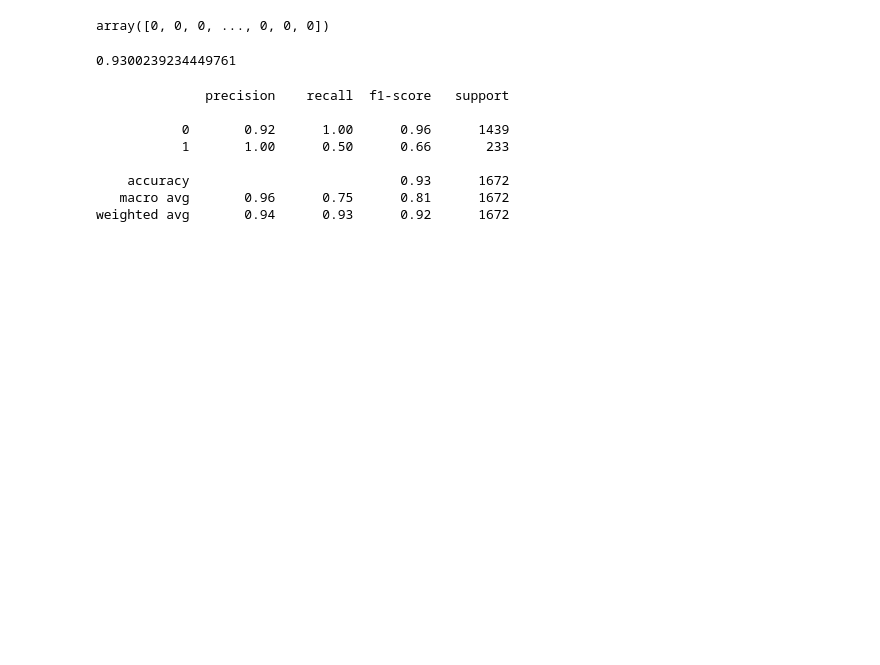
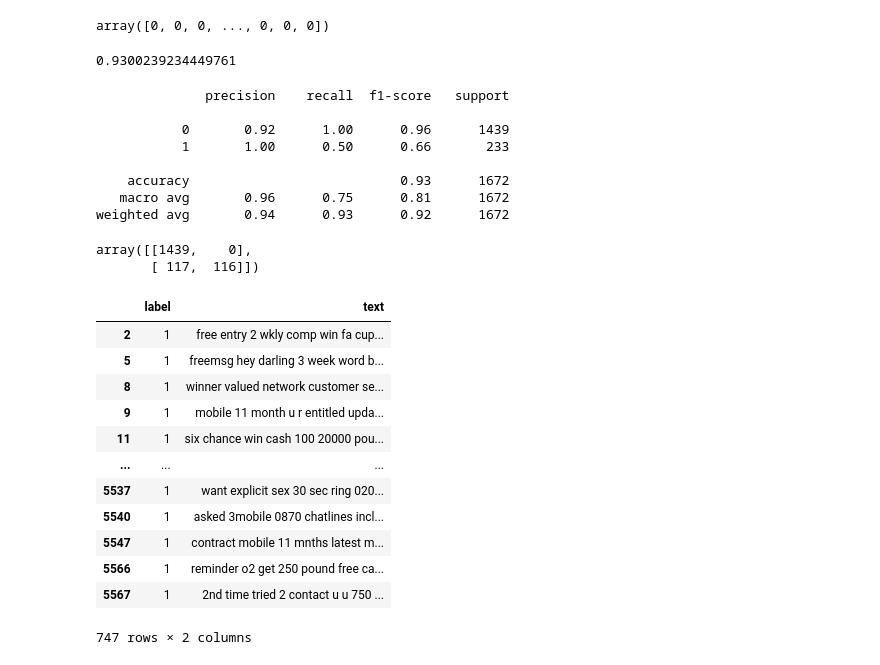
Before and after one commit to SyamSundar-007/Spam-Detection, a Jupyter notebook: Spam Detection Model.ipynb, the cells around one changed output. Saved outputs shown, nothing was run; the diff lists cells and outputs as text; code cells hidden in the pictures; blank space fills up the shorter version.

```diff
--- a/Spam Detection Model.ipynb
+++ b/Spam Detection Model.ipynb
@@ -158,3 +158,25 @@ print(report)
     accuracy                           0.93      1672
    macro avg       0.96      0.75      0.81      1672
 weighted avg       0.94      0.93      0.92      1672
+# %%
+confu = confusion_matrix(y_test, y_predict)
+confu
+# %% [output]
+array([[1439,    0],
+       [ 117,  116]])
+# %%
+df_clean[df_clean['label'] ==1]
+# %% [output]
+|  | label | text |
+| 2 | 1 | free entry 2 wkly comp win fa cup... |
+| 5 | 1 | freemsg hey darling 3 week word b... |
+| 8 | 1 | winner valued network customer se... |
+| 9 | 1 | mobile 11 month u r entitled upda... |
+| 11 | 1 | six chance win cash 100 20000 pou... |
+| ... | ... | ... |
+| 5537 | 1 | want explicit sex 30 sec ring 020... |
+| 5540 | 1 | asked 3mobile 0870 chatlines incl... |
+| 5547 | 1 | contract mobile 11 mnths latest m... |
+| 5566 | 1 | reminder o2 get 250 pound free ca... |
+| 5567 | 1 | 2nd time tried 2 contact u u 750 ... |
+747 rows × 2 columns
```
Also changed, not shown: parts of 4 cells of this notebook, 4 other files.
